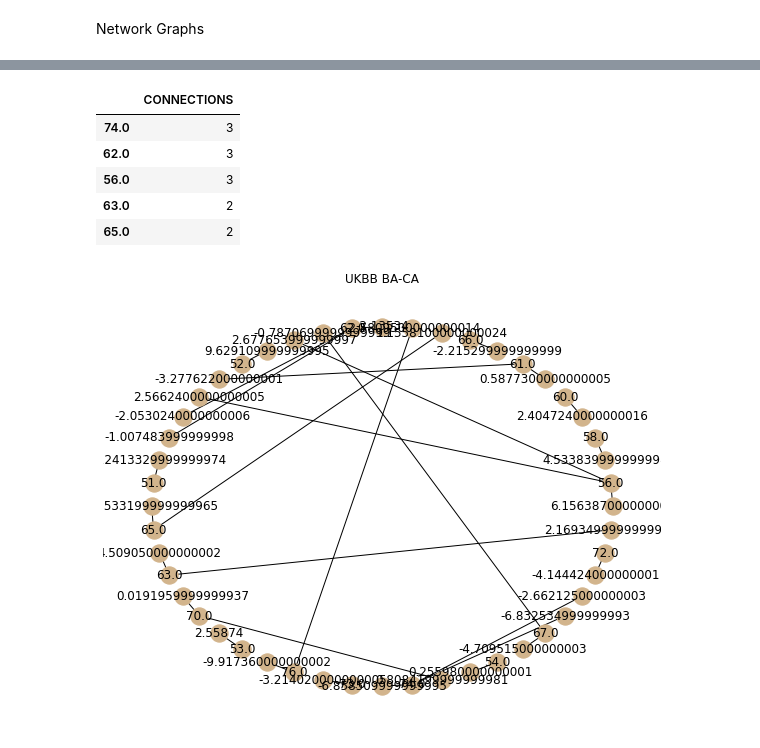
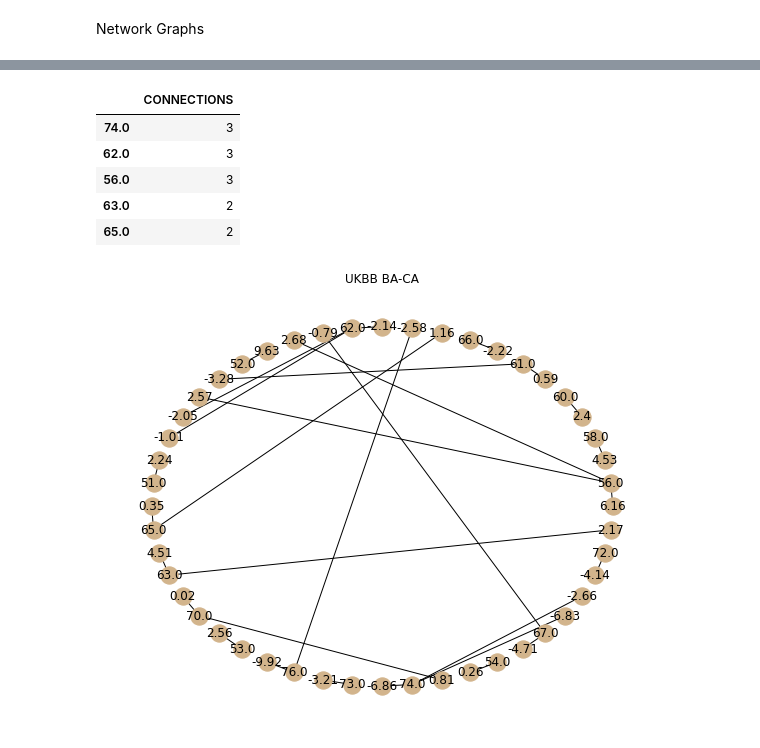
Before and after one commit to rishasurana/USC_BA_estimator, a Jupyter notebook: AnalysisAll.ipynb, the cells around one changed output, grey strips where cells are left out. Cells and saved outputs as stored; diff of their text form; code cells hidden in the pictures.

```diff
--- a/AnalysisAll.ipynb
+++ b/AnalysisAll.ipynb
@@ -142,6 +152,7 @@ import networkx as nx
 from matplotlib.pyplot import figure
 # %%
 G = nx.Graph()
+MS_df = MS_df.round(2)
 G = nx.from_pandas_edgelist(MS_df, 'DIFF','CA')
 figure(figsize=(10, 8))
 ax = plt.gca()
@@ -166,5 +177,6 @@ df2.head()
 # %%
 G = nx.Graph()
+UKBB_df_40s = UKBB_df_40s.round(2)
 G = nx.from_pandas_edgelist(UKBB_df_40s, 'DIFF','CA')
 figure(figsize=(10, 8))
 ax = plt.gca()
@@ -189,23 +201,24 @@ df2.head()
 # %%
 G = nx.Graph()
+UKBB_df_reduced = UKBB_df_reduced.round(2)
 G = nx.from_pandas_edgelist(UKBB_df_reduced, 'DIFF','CA')
 figure(figsize=(10, 8))
 ax = plt.gca()
 ax.set_title('UKBB BA-CA')
 nx.draw_shell(G, with_labels=True, node_color = '#D2B48C')
 plt.savefig('UKBBgraph.png')
 
 leaderboard = {}
 for x in G.nodes:
  leaderboard[x] = len(G[x])
 s = pd.Series(leaderboard, name='CONNECTIONS')
 df2 = s.to_frame().sort_values('CONNECTIONS', ascending=False)
 df2.head()
 # %% [output]
 |  | CONNECTIONS |
 | 74.0 | 3 |
 | 62.0 | 3 |
 | 56.0 | 3 |
 | 63.0 | 2 |
 | 65.0 | 2 |
-[figure, old version]
+[figure, new version]
```
Also changed, not shown: parts of 13 cells of this notebook, 13 other files.
